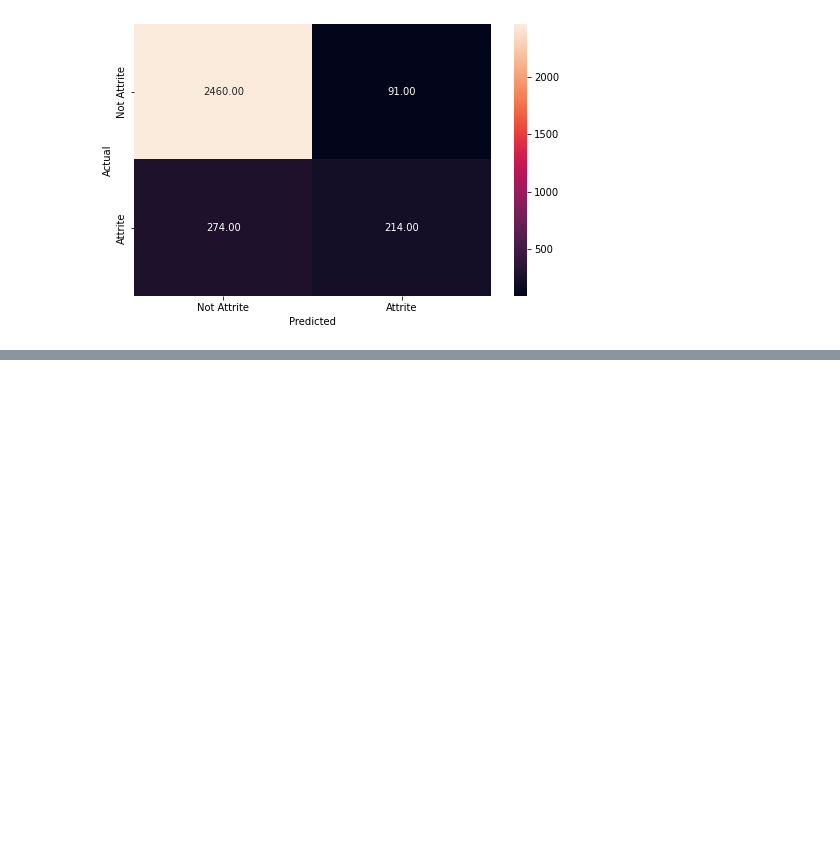
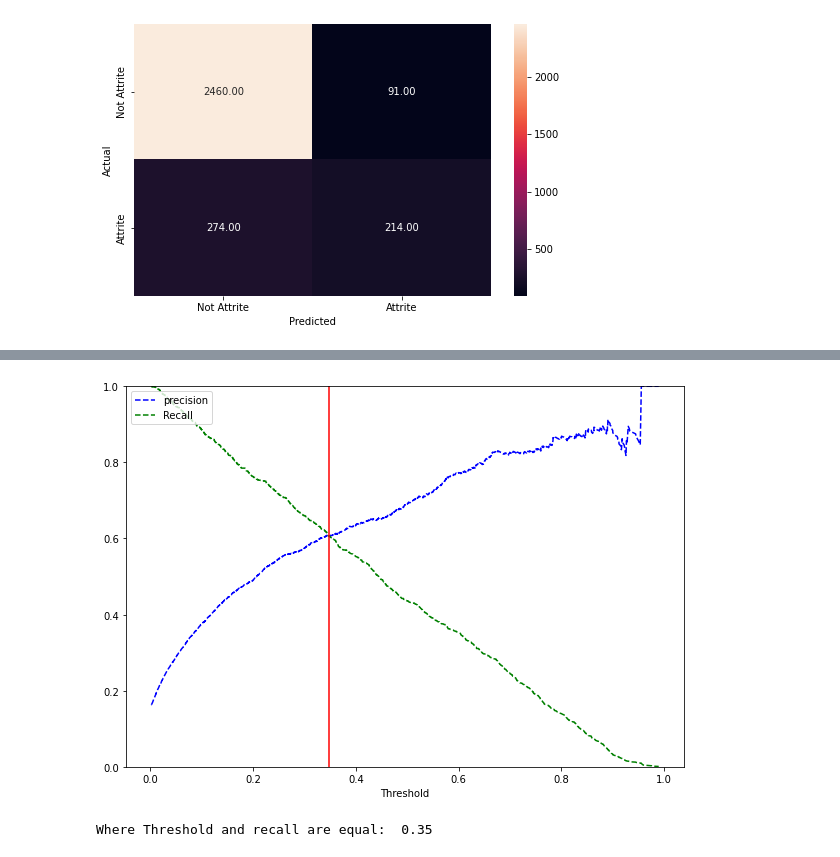
Before and after one commit to danielarruda1000/credit_card_churn_prediction, a Jupyter notebook: credit_card_churn.ipynb, the cells around one changed output, grey strips where cells are left out. Drawn from its saved outputs; the diff is of its cells as text; code cells hidden in the pictures; blank space fills up the shorter version.

```diff
--- a/credit_card_churn.ipynb
+++ b/credit_card_churn.ipynb
@@ -362,0 +390,21 @@ weighted avg       0.87      0.88      0.87      3039
+# %%
+y_train_score = lg_model.predict_proba(X_train)
+precision_lg, recall_lg, threshold_ls = precision_recall_curve(y_train, y_train_score[:,1])
+# %%
+plt.figure(figsize=(10,7))
+plt.plot(threshold_ls, precision_lg[:-1], 'b--', label='precision')
+plt.plot(threshold_ls, recall_lg[:-1], 'g--', label='Recall')
+plt.xlabel('Threshold')
+plt.legend(loc='upper left')
+plt.ylim([0,1])
+
+for i in np.arange(len(threshold_ls)):
+  if precision_lg[i]==recall_lg[i]:
+    intercect = threshold_ls[i]
+plt.axvline(intercect, color='red')
+plt.show()
+
+print('Where Threshold and recall are equal: ', round(intercect,2))
+# %% [output]
+[figure, added]
+Where Threshold and recall are equal:  0.35
```
Also changed, not shown: parts of 17 cells of this notebook.
